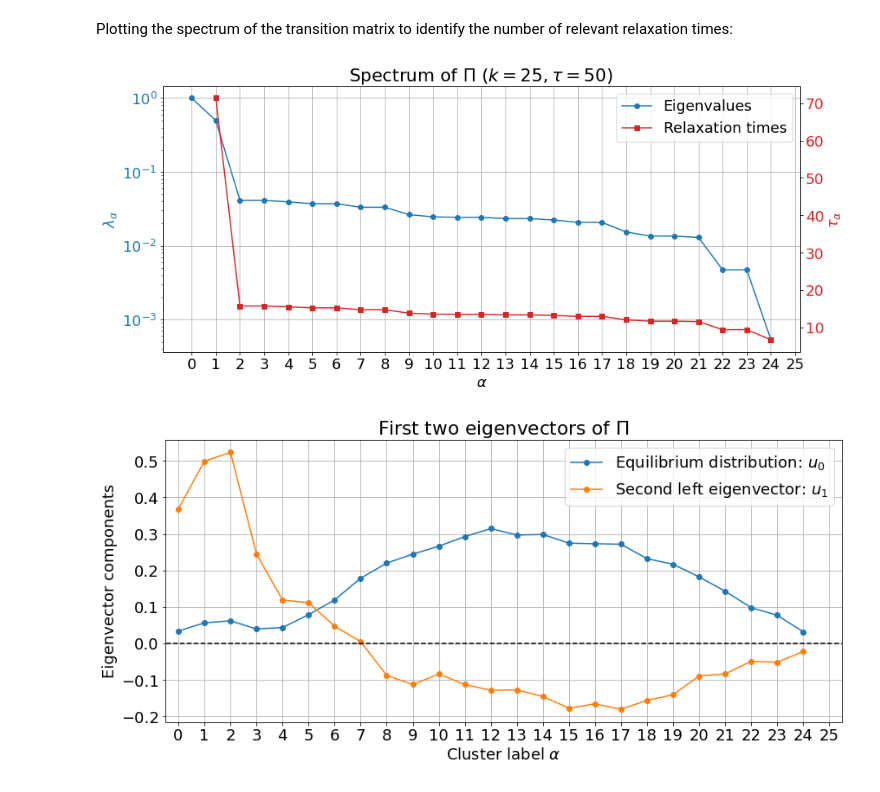
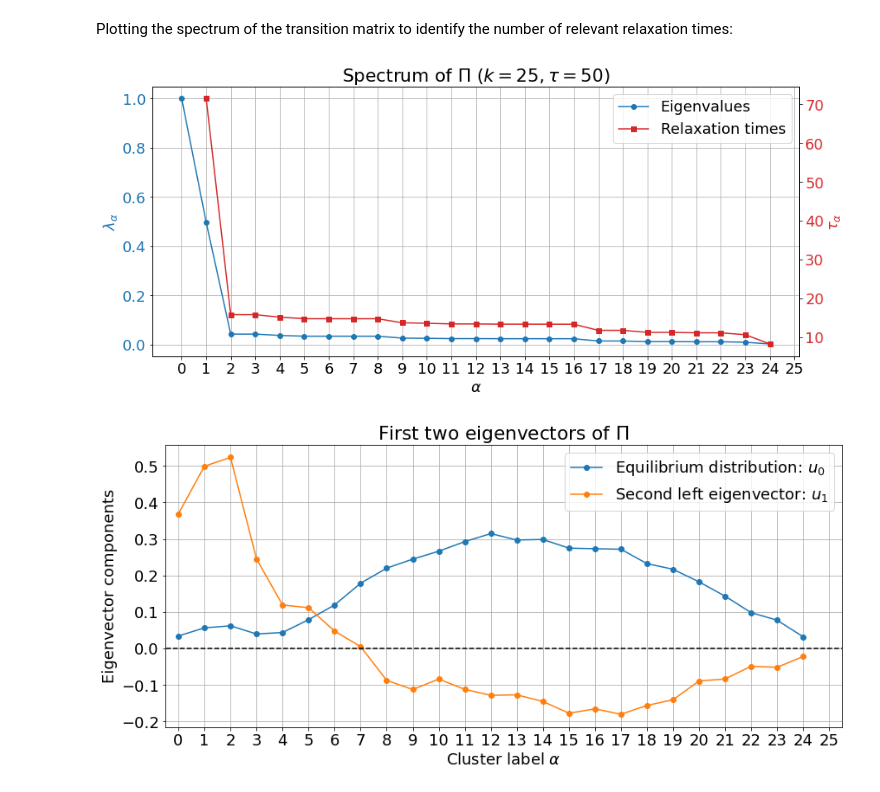
Before and after one commit to vdeltatto/unsupervised-learning, a Jupyter notebook: Fourth_exercise/Fourth_exercise.ipynb, the cells around one changed output. Saved outputs shown, nothing was run; the diff lists cells and outputs as text; code cells hidden in the pictures.

```diff
--- a/Fourth_exercise/Fourth_exercise.ipynb
+++ b/Fourth_exercise/Fourth_exercise.ipynb
@@ -131,7 +142,7 @@ plt.show()
 # %%
 plt.figure(figsize=(12,12))
 ax = plt.axes(projection='3d')
-decimated_points = np.linspace(0,N-1,5000,dtype=int)
+decimated_points = np.linspace(0,N-1,10000,dtype=int)
 for i in decimated_points:
     j = np.where((avg_temp_normalized[i]-min_temp) / (max_temp-min_temp) < percentiles)[0][0]
     ax.plot3D(Y[i,0],i,Y[i,1],'.-',color=colors[j],markersize=10)
@@ -150,6 +161,5 @@ cmap = matplotlib.cm.coolwarm
 norm = matplotlib.colors.Normalize(vmin=min_temp, vmax=max_temp)
 fig.colorbar(matplotlib.cm.ScalarMappable(norm=norm, cmap=cmap),
              cax=ax2, orientation='horizontal', label='$\\langle T\\rangle$ [K]')
-
 plt.show()
 # %% [output]
@@ -166,14 +176,15 @@ def k_means(data, k=15, case='standard'):
     if case == 'standard':
         centroids = data[np.random.choice(N ,size=k, replace=False),:]
     elif case == '++':
-        centroids = np.zeros((k,D))
-        centroids[0,:] = data[np.random.choice(N),:] # pick randomly only first centroid
+        centroids = []
+        centroids.append(data[np.random.choice(N),:]) # pick randomly only first centroid
         k_chosen = 1
         while(k_chosen < k):
             d_x = np.min(euclidean_distances(data,centroids),axis=1)
             probabilities = d_x**2 / np.sum(d_x**2)
-            centroids[k_chosen,:] = data[np.random.choice(N,p=probabilities)]
+            centroids.append(data[np.random.choice(N,p=probabilities)])
             k_chosen += 1
+        centroids = np.array(centroids)
 
     # iterative redefinition of centroids
     convergence = np.zeros(k,dtype=bool)
@@ -377,30 +387,30 @@ Plotting the spectrum of the transition matrix to identify the number of relevan
 # %%
 fig, ax1 = plt.subplots(figsize=(14,6))
 color = 'tab:blue'
 lns1 = ax1.plot(np.abs(eigenvalues),'o-',color=color,label="Eigenvalues")
-ax1.set_yscale("log")
+#ax1.set_yscale("log")
 ax1.set_ylabel("$\\lambda_{\\alpha}$",color=color)
 ax1.set_xlabel("$\\alpha$")
 ax1.grid("on")
 ax1.tick_params(axis='y', labelcolor=color)
 
 color = 'tab:red'
 ax2 = ax1.twinx()
 lns2 = ax2.plot(np.arange(1,k),-nlags/np.log(np.abs(eigenvalues[1:])),'s-',color=color,label="Relaxation times")
 ax2.set_ylabel("$\\tau_{\\alpha}$",color=color)
 #ax2.set_yscale("log")
 ax2.tick_params(axis='y', labelcolor=color)
 ax1.legend()
 
 lns = lns1+lns2
 labs = [l.get_label() for l in lns]
 ax1.legend(lns, labs, loc='best')
 
 plt.title("Spectrum of $\Pi$ ($ k = {:d}, \\tau={:d}$)".format(k,nlags))
 plt.xticks(np.arange(0,k+1))
 plt.show()
 # %% [output]
-[figure, old version]
+[figure, new version]
 # %%
 plt.figure(figsize=(14,6))
 plt.plot(np.real(sign_u0*left_eigenvectors[:,0]),'o-',label='Equilibrium distribution: $u_0$')
```
Also changed, not shown: parts of 22 cells of this notebook.
